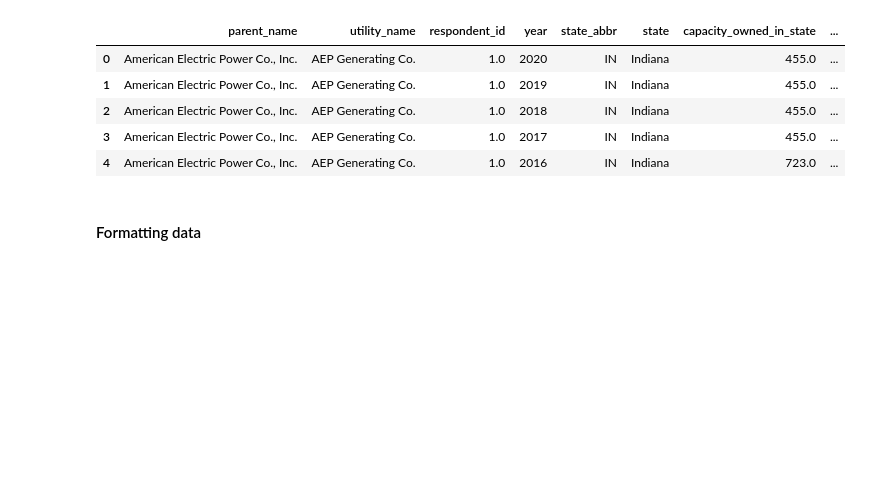
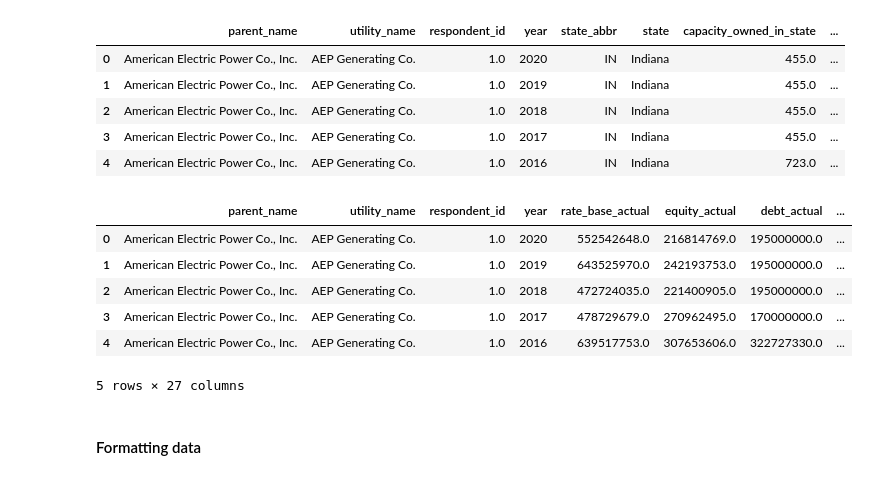
Before and after one commit to 2elle2/rmi-project, a Jupyter notebook: model/02_data_processing.ipynb, the cells around one changed output. Drawn from its saved outputs; the diff is of its cells as text; code cells hidden in the pictures; blank space fills up the shorter version.

Commit message:
added ROR from debt_equity_returns.csv

```diff
--- a/model/02_data_processing.ipynb
+++ b/model/02_data_processing.ipynb
@@ -21,6 +21,7 @@ rps_df = pd.read_csv(os.path.join(input_dir, 'state_targets.csv'))
 usm_df = pd.read_csv(os.path.join(input_dir, 'utility_state_map.csv'))
 utype_df = pd.read_csv(os.path.join(input_dir, 'utility_information.csv'))
 gen_df = pd.read_csv(os.path.join(input_dir, 'operations_emissions_by_tech.csv'))
+ror_df = pd.read_csv(os.path.join(input_dir, 'debt_equity_returns.csv'))
 # %%
 exp_df.head()
 # %% [output]
@@ -75,6 +76,16 @@ usm_df.head()
 | 2 | American Electric Power Co., Inc. | AEP Generating Co. | 1.0 | 2018 | IN | Indiana | 455.0 | ... |
 | 3 | American Electric Power Co., Inc. | AEP Generating Co. | 1.0 | 2017 | IN | Indiana | 455.0 | ... |
 | 4 | American Electric Power Co., Inc. | AEP Generating Co. | 1.0 | 2016 | IN | Indiana | 723.0 | ... |
+# %%
+ror_df.head()
+# %% [output]
+|  | parent_name | utility_name | respondent_id | year | rate_base_actual | equity_actual | debt_actual | ... |
+| 0 | American Electric Power Co., Inc. | AEP Generating Co. | 1.0 | 2020 | 552542648.0 | 216814769.0 | 195000000.0 | ... |
+| 1 | American Electric Power Co., Inc. | AEP Generating Co. | 1.0 | 2019 | 643525970.0 | 242193753.0 | 195000000.0 | ... |
+| 2 | American Electric Power Co., Inc. | AEP Generating Co. | 1.0 | 2018 | 472724035.0 | 221400905.0 | 195000000.0 | ... |
+| 3 | American Electric Power Co., Inc. | AEP Generating Co. | 1.0 | 2017 | 478729679.0 | 270962495.0 | 170000000.0 | ... |
+| 4 | American Electric Power Co., Inc. | AEP Generating Co. | 1.0 | 2016 | 639517753.0 | 307653606.0 | 322727330.0 | ... |
+5 rows × 27 columns
 # %% [markdown]
 #### Formatting data
 # %% [markdown]
```
Also changed, not shown: parts of 4 cells of this notebook, 2 other files.
